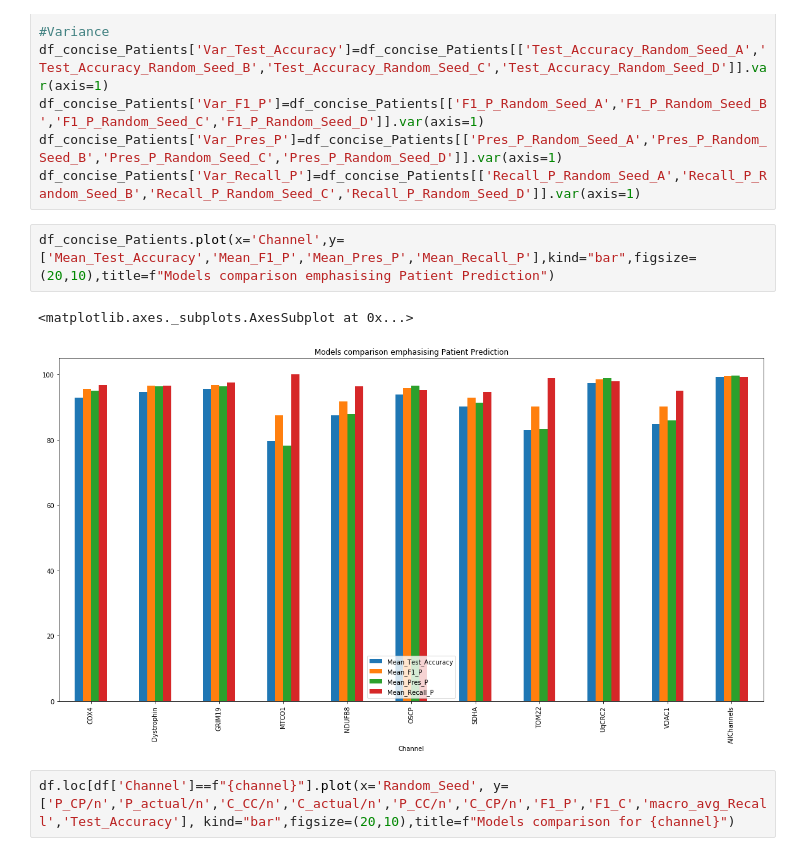
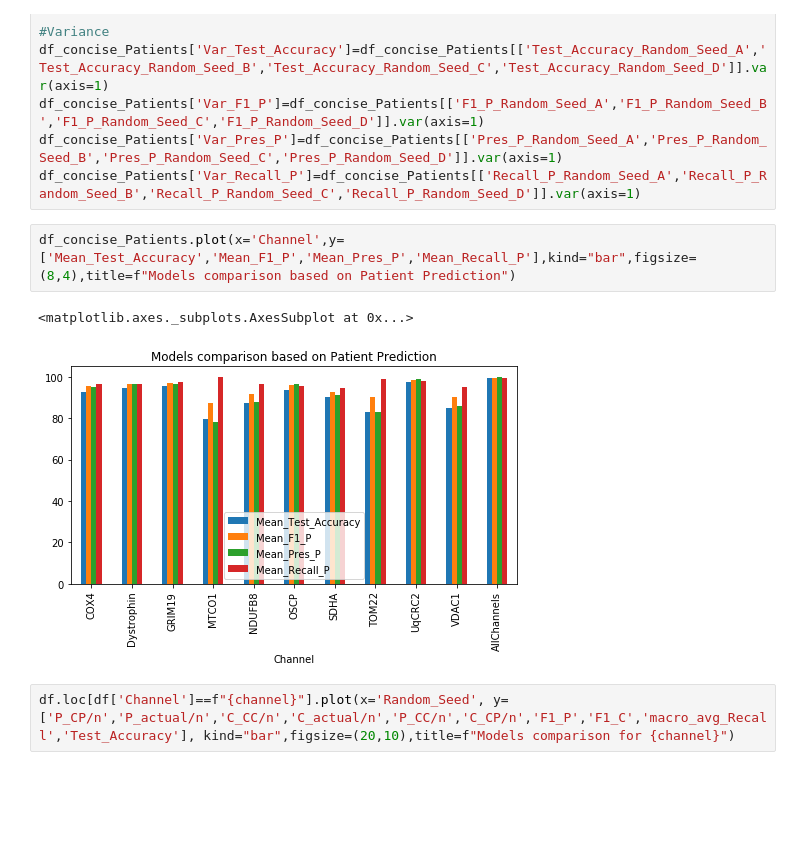
Before and after one commit to atifkhanncl/Explainable_mitoML, a Jupyter notebook: graphsforWPaper.ipynb, the cells around one changed output. Drawn from its saved outputs; the diff is of its cells as text; blank space fills up the shorter version.

```diff
--- a/graphsforWPaper.ipynb
+++ b/graphsforWPaper.ipynb
@@ -167,10 +167,10 @@ df_concise_Patients['Var_F1_P']=df_concise_Patients[['F1_P_Random_Seed_A','F1_P_
 df_concise_Patients['Var_Pres_P']=df_concise_Patients[['Pres_P_Random_Seed_A','Pres_P_Random_Seed_B','Pres_P_Random_Seed_C','Pres_P_Random_Seed_D']].var(axis=1)
 df_concise_Patients['Var_Recall_P']=df_concise_Patients[['Recall_P_Random_Seed_A','Recall_P_Random_Seed_B','Recall_P_Random_Seed_C','Recall_P_Random_Seed_D']].var(axis=1)
 # %%
-df_concise_Patients.plot(x='Channel',y=['Mean_Test_Accuracy','Mean_F1_P','Mean_Pres_P','Mean_Recall_P'],kind="bar",figsize=(20,10),title=f"Models comparison emphasising Patient Prediction")
+df_concise_Patients.plot(x='Channel',y=['Mean_Test_Accuracy','Mean_F1_P','Mean_Pres_P','Mean_Recall_P'],kind="bar",figsize=(8,4),title=f"Models comparison based on Patient Prediction")
 # %% [output]
 <matplotlib.axes._subplots.AxesSubplot at 0x...>
-[figure, old version]
+[figure, new version]
 # %%
 df.loc[df['Channel']==f"{channel}"].plot(x='Random_Seed', y=['P_CP/n','P_actual/n','C_CC/n','C_actual/n','P_CC/n','C_CP/n','F1_P','F1_C','macro_avg_Recall','Test_Accuracy'], kind="bar",figsize=(20,10),title=f"Models comparison for {channel}")
 # %% [output]
```
Also changed, not shown: parts of 5 cells of this notebook.
